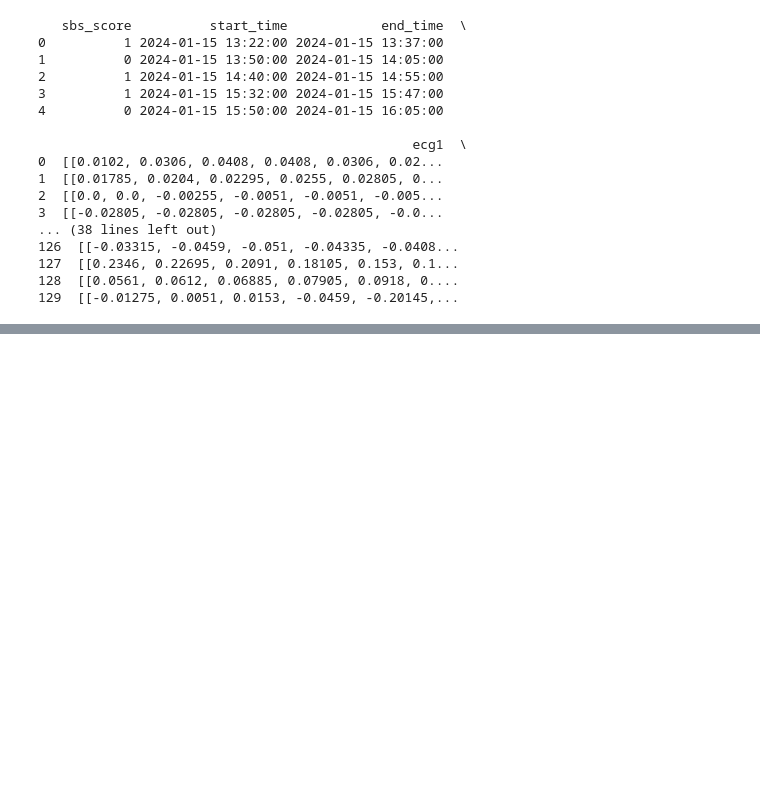
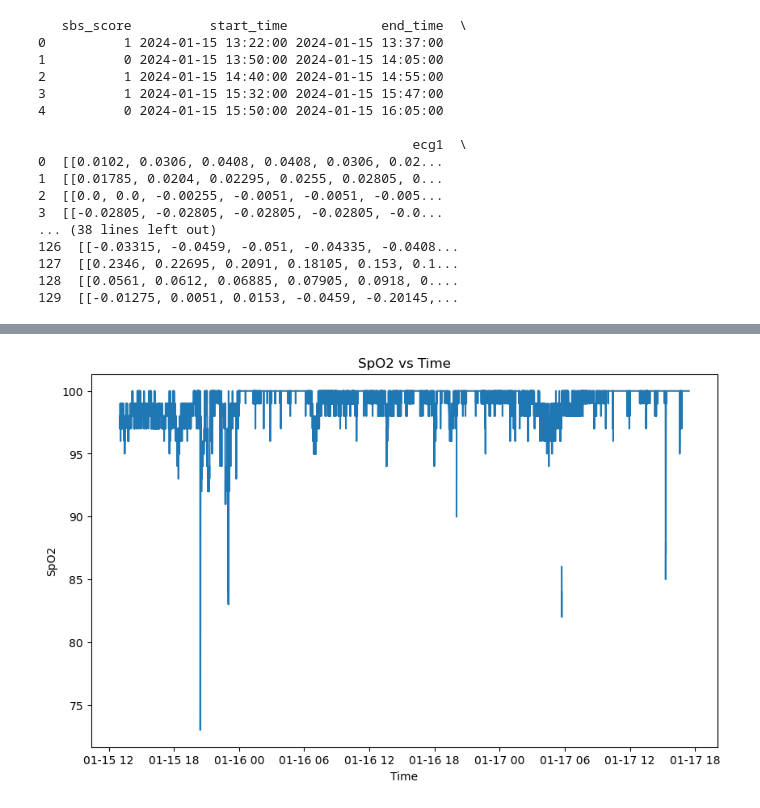
Before and after one commit to PedAccel/PedAccel, a Jupyter notebook: data_analysis/MAR/analysis/mar.ipynb, the cells around one changed output, grey strips where cells are left out. Saved outputs shown, nothing was run; the diff lists cells and outputs as text; code cells hidden in the pictures; blank space fills up the shorter version.

```diff
--- a/data_analysis/MAR/analysis/mar.ipynb
+++ b/data_analysis/MAR/analysis/mar.ipynb
@@ -117,0 +124,16 @@ plt.show()
+# %%
+SpO2_sample = sickbay9[['time', 'SpO2']]
+
+start = accel9['time'].iloc[0]
+end = accel9['time'].iloc[-1]
+
+SpO2_sample = SpO2_sample[(SpO2_sample['time'] >= start) & (SpO2_sample['time'] <= end)]
+
+plt.figure(figsize=(10, 6))
+plt.plot(SpO2_sample['time'], SpO2_sample['SpO2'])
+plt.title('SpO2 vs Time')
+plt.xlabel('Time')
+plt.ylabel('SpO2')
+plt.show()
+# %% [output]
+[figure, added]
```
Also changed, not shown: parts of 13 cells of this notebook, 1 other file.
